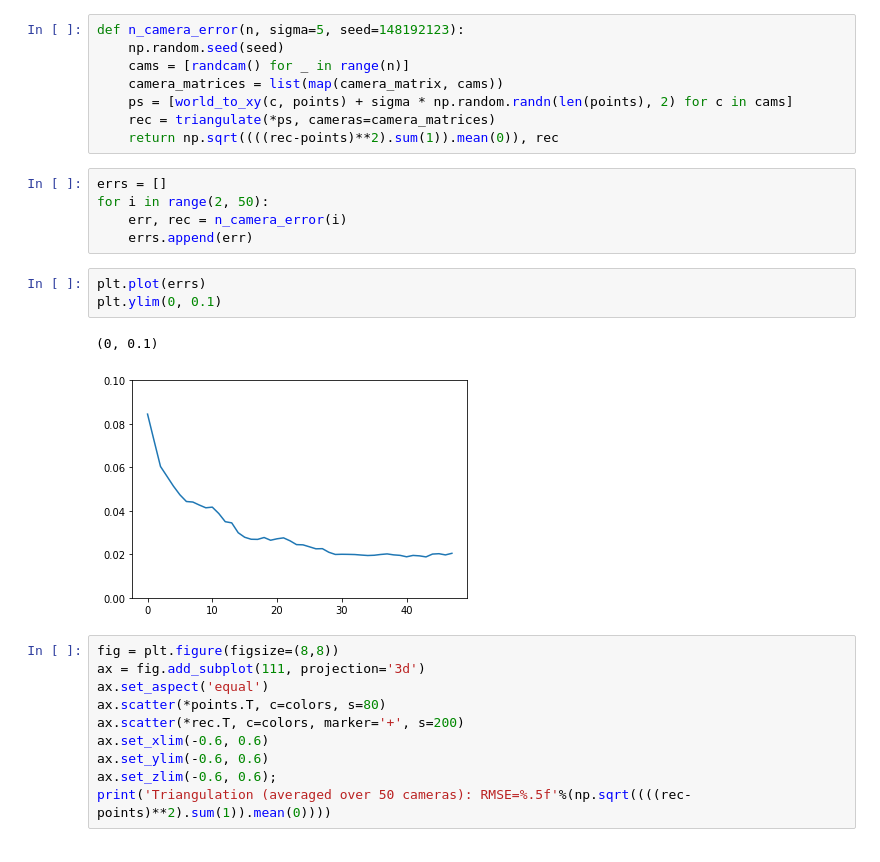
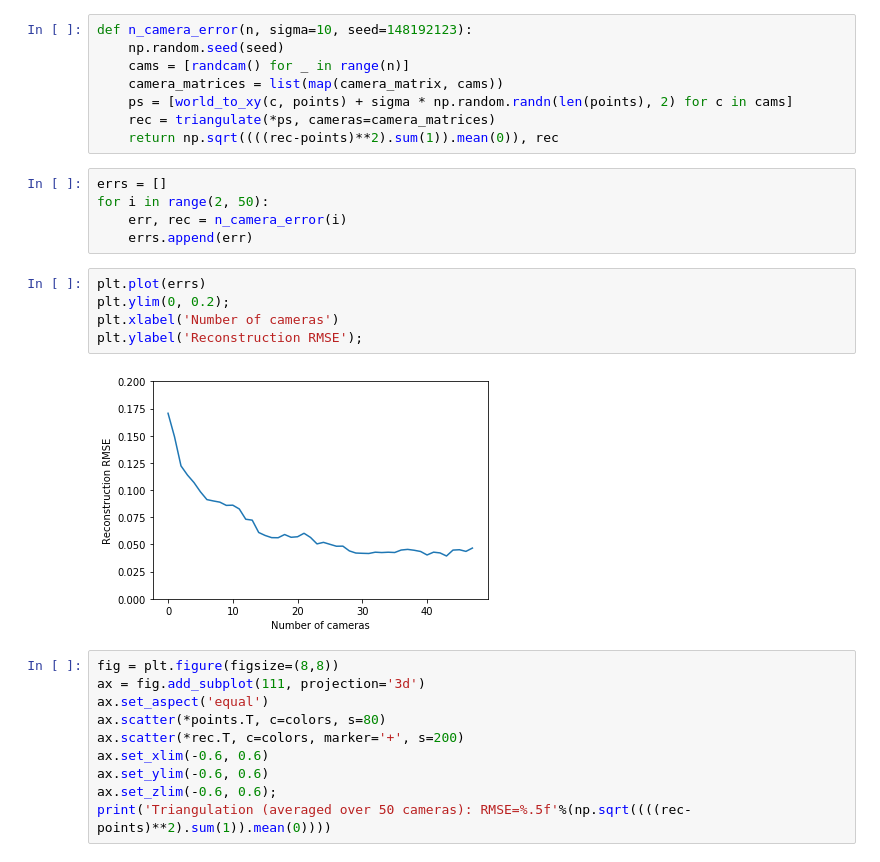
Before and after one commit to cnapun/EECS-531, a Jupyter notebook: A5/Exercise3.ipynb, the cells around one changed output. Saved outputs shown, nothing was run; the diff lists cells and outputs as text.

```diff
--- a/A5/Exercise3.ipynb
+++ b/A5/Exercise3.ipynb
@@ -195,5 +195,5 @@ We can also try to do this with $n$ cameras, and see how the reconstruction erro
 # %%
-def n_camera_error(n, sigma=5, seed=148192123):
+def n_camera_error(n, sigma=10, seed=148192123):
     np.random.seed(seed)
     cams = [randcam() for _ in range(n)]
     camera_matrices = list(map(camera_matrix, cams))
@@ -207,10 +207,11 @@ for i in range(2, 50):
     errs.append(err)
 # %%
 plt.plot(errs)
-plt.ylim(0, 0.1)
+plt.ylim(0, 0.2);
+plt.xlabel('Number of cameras')
+plt.ylabel('Reconstruction RMSE');
 # %% [output]
-(0, 0.1)
-[figure, old version]
+[figure, new version]
 # %%
 fig = plt.figure(figsize=(8,8))
 ax = fig.add_subplot(111, projection='3d')
```
Also changed, not shown: parts of 1 cell of this notebook, 1 other file.
